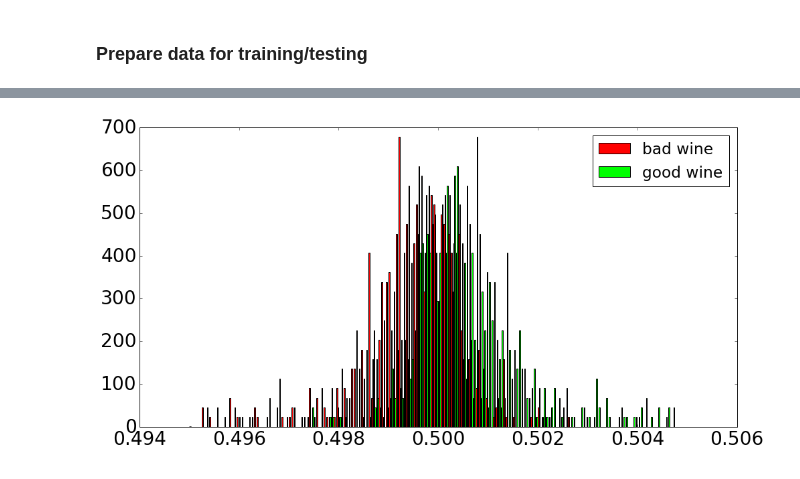
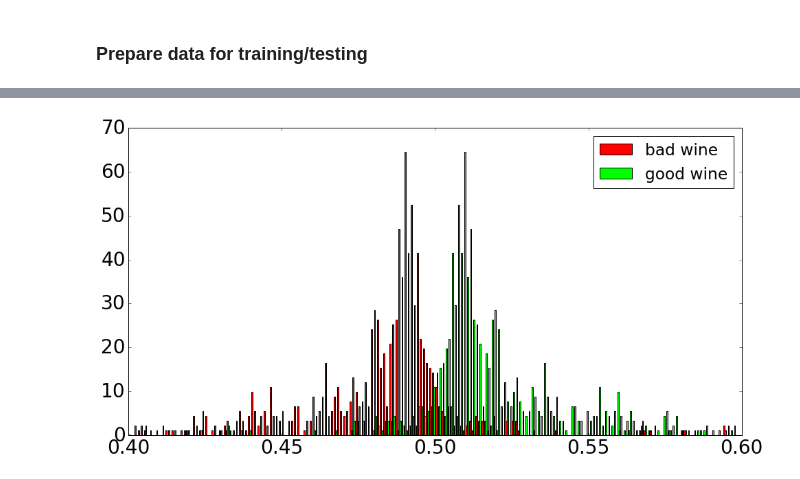
Before and after one commit to akanugan/mlworkshop, a Jupyter notebook: exercises/01/01_bdt.ipynb, the cells around one changed output, grey strips where cells are left out. Cells and saved outputs as stored; diff of their text form; code cells hidden in the pictures.

```diff
--- a/exercises/01/01_bdt.ipynb
+++ b/exercises/01/01_bdt.ipynb
@@ -100,6 +157,6 @@ def standardize_data(train_data, test_data, names):
     return (X_train, X_test, y_train, y_test, scaler)
 # %%
 X_train, X_test, y_train, y_test, scaler = standardize_data(train_data, test_data,
-                                                            ['SO2tota', 'alcohol'])
+                                                            ['SO2tota', 'alcohol', 'salt'])
 X_train[0:5]
 # %% [output]
@@ -117,0 +173,13 @@ plt.show()
+# %%
+dt  = DecisionTreeClassifier(max_depth=6,
+                             min_samples_leaf=1)
+
+ada = AdaBoostClassifier(dt,
+                         n_estimators=100,
+                         random_state=1,
+                         algorithm="SAMME")
+
+# possible combinations of params
+params = {'base_estimator__max_depth': [1,2,3,4,5],
+          'base_estimator__min_samples_leaf': [1,2,3,4,5,6,7,8],
+          'n_estimators' : [10, 20, 30, 40, 40, 50, 60, 70, 80, 90, 100]}
@@ -118,17 +189,18 @@ plt.show()
 # %%
-dt  = DecisionTreeClassifier(max_depth=2,
-                             min_samples_leaf=20)
+print "*** TRAINING ***"
+rcv = RandomizedSearchCV(ada, params, n_iter=25, verbose=1)
+rcv.fit(X_train, y_train)
 
-ada = AdaBoostClassifier(dt, n_estimators=500, random_state=1)
+print "Best set of parameters: %s" % rcv.best_params_
 
-print "*** TRAINING ***"
-ada.fit(X_train, y_train)
+adabest = rcv.best_estimator_
+adabest.fit(X_train, y_train)
 
-print("Training set score: %f" % ada.score(X_train, y_train))
-print("Test set score:     %f" % ada.score(X_test,  y_test))
+print("Training set score: %f" % adabest.score(X_train, y_train))
+print("Test set score:     %f" % adabest.score(X_test,  y_test))
 
-filename = 'wine.pkl'
+filename = '01_wine.pkl'
 print "save to %s" % filename
-joblib.dump(ada, filename)
+joblib.dump(adabest, filename)
 # %% [output]
 *** TRAINING ***
@@ -139,13 +214,13 @@ save to wine.pkl
 # %%
 def plotDistribution(ada, X_test, y_test, ftsize=FONTSIZE, fgsize=(16,8)):
-    p = ada.predict_proba(X_test)
+    p= ada.predict_proba(X_test)
 
     # set size of figure
     plt.figure(figsize=fgsize)
     plt.hist(p,
              bins=200,
              color=[(1, 0, 0), (0,1,0)],
-             range=(0.495,0.505),
+             range=(0.4, 0.6),
              normed=True,
              label=['bad wine','good wine']);
 
@@ -153,6 +228,6 @@ def plotDistribution(ada, X_test, y_test, ftsize=FONTSIZE, fgsize=(16,8)):
     plt.savefig("fig_01_bdt_distribution.png")
     plt.show()
 # %%
-plotDistribution(ada, X_test, y_test)
+plotDistribution(adabest, X_test, y_test)
 # %% [output]
-[figure, old version]
+[figure, new version]
```
Also changed, not shown: parts of 11 cells of this notebook, 5 other files.
